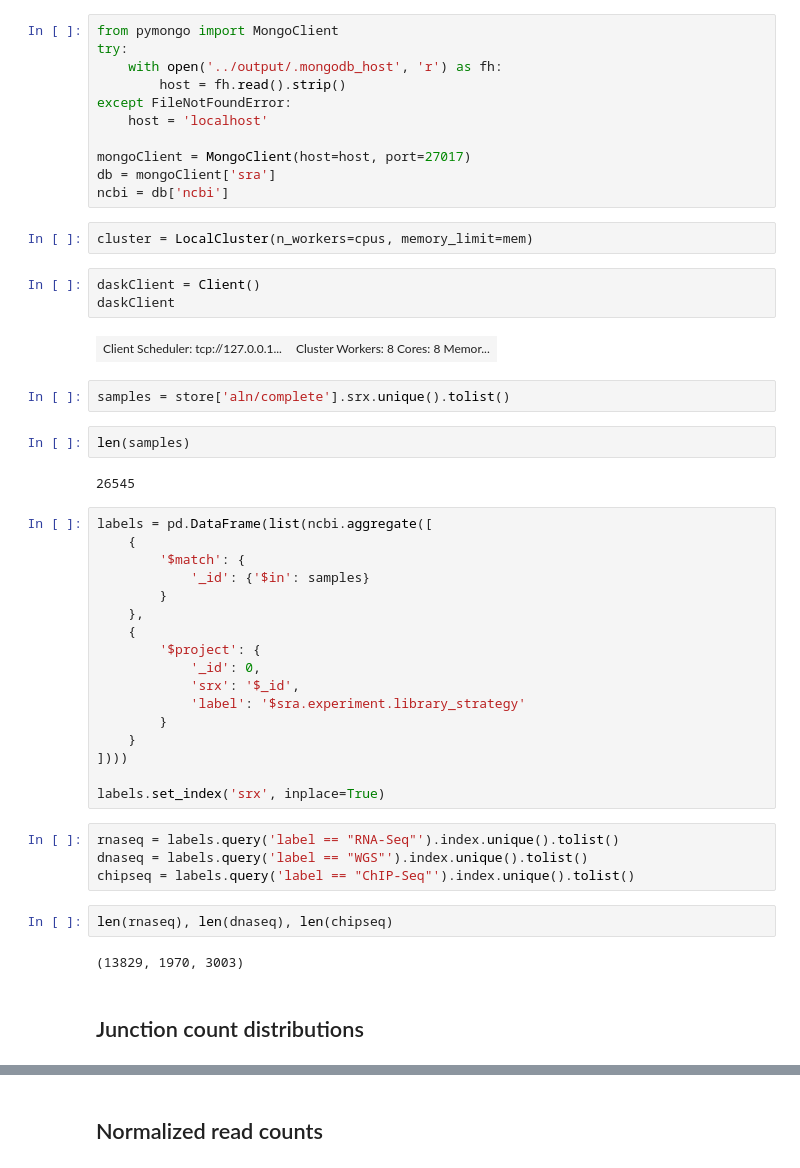
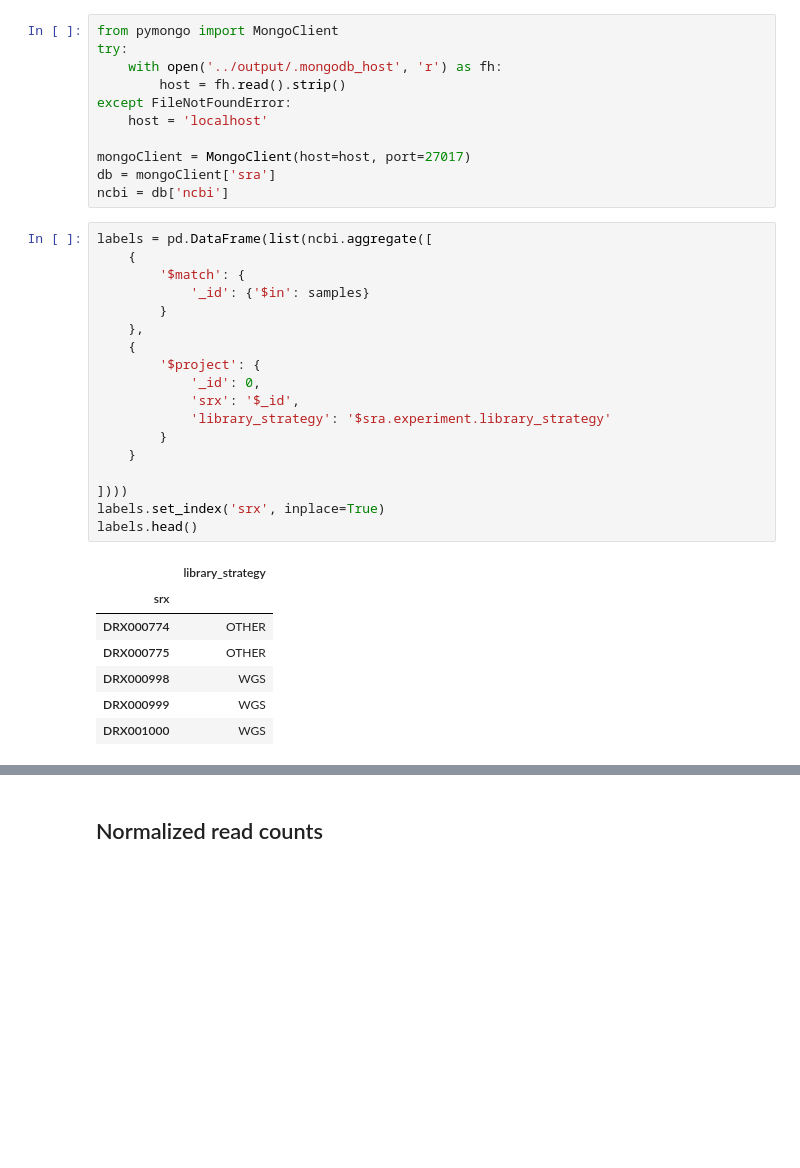
Before and after one commit to jfear/ncbi_remap, a Jupyter notebook: notebook/2018-06-26_ml_library_strategy.ipynb, the cells around one changed output, grey strips where cells are left out. Cells and saved outputs as stored; diff of their text form; blank space fills up the shorter version.

```diff
--- a/notebook/2018-06-26_ml_library_strategy.ipynb
+++ b/notebook/2018-06-26_ml_library_strategy.ipynb
@@ -36,43 +37,29 @@ except FileNotFoundError:
 mongoClient = MongoClient(host=host, port=27017)
 db = mongoClient['sra']
 ncbi = db['ncbi']
-# %%
-cluster = LocalCluster(n_workers=cpus, memory_limit=mem)
-# %%
-daskClient = Client()
-daskClient
-# %% [output]
-| Client Scheduler: tcp://127.0.0.1... | Cluster Workers: 8 Cores: 8 Memor... |
-# %%
-samples = store['aln/complete'].srx.unique().tolist()
-# %%
-len(samples)
-# %% [output]
-26545
 # %%
 labels = pd.DataFrame(list(ncbi.aggregate([
     {
         '$match': {
             '_id': {'$in': samples}
         }
     },
     {
         '$project': {
             '_id': 0,
             'srx': '$_id',
-            'label': '$sra.experiment.library_strategy'
+            'library_strategy': '$sra.experiment.library_strategy'
         }
     }
+
 ])))
-
 labels.set_index('srx', inplace=True)
+labels.head()
+# %% [output]
+|  | library_strategy |
+| srx |  |
+| DRX000774 | OTHER |
+| DRX000775 | OTHER |
+| DRX000998 | WGS |
+| DRX000999 | WGS |
+| DRX001000 | WGS |
-# %%
-rnaseq = labels.query('label == "RNA-Seq"').index.unique().tolist()
-dnaseq = labels.query('label == "WGS"').index.unique().tolist()
-chipseq = labels.query('label == "ChIP-Seq"').index.unique().tolist()
-# %%
-len(rnaseq), len(dnaseq), len(chipseq)
-# %% [output]
-(13829, 1970, 3003)
-# %% [markdown]
-## Junction count distributions
```
Also changed, not shown: parts of 16 cells of this notebook.
